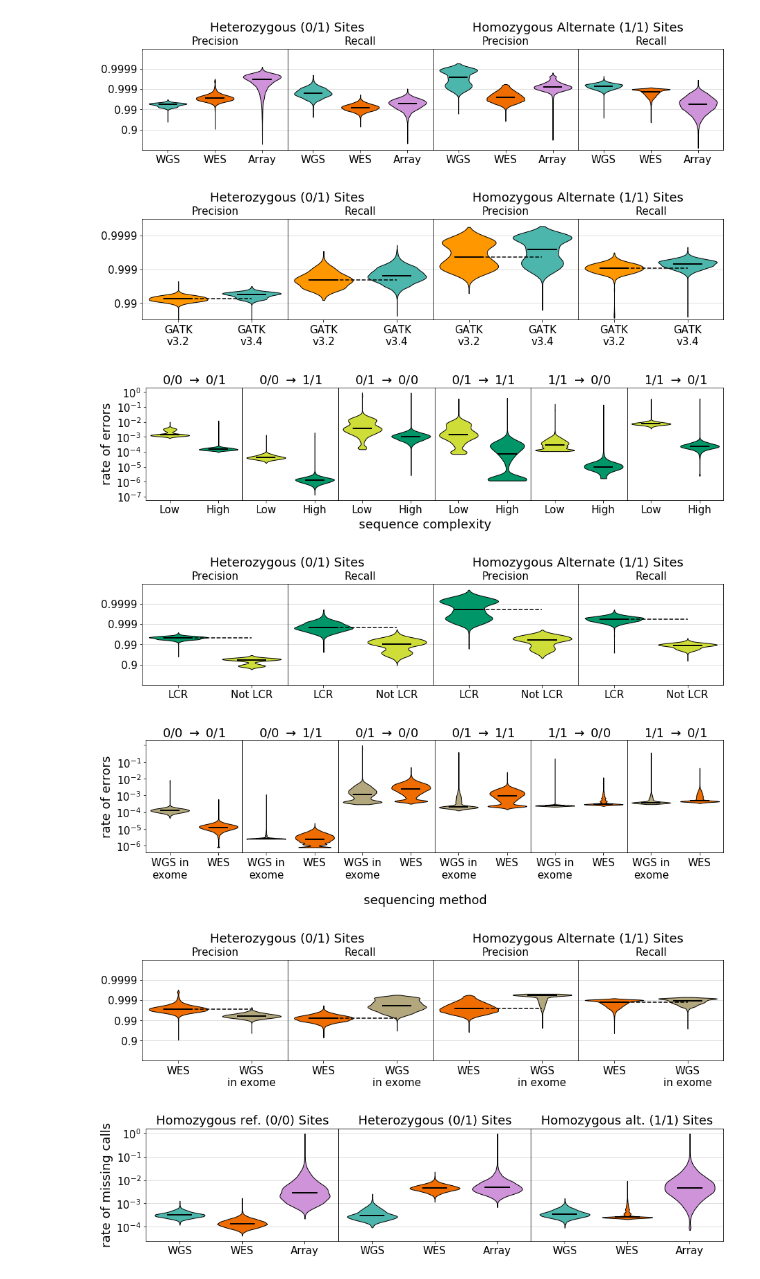
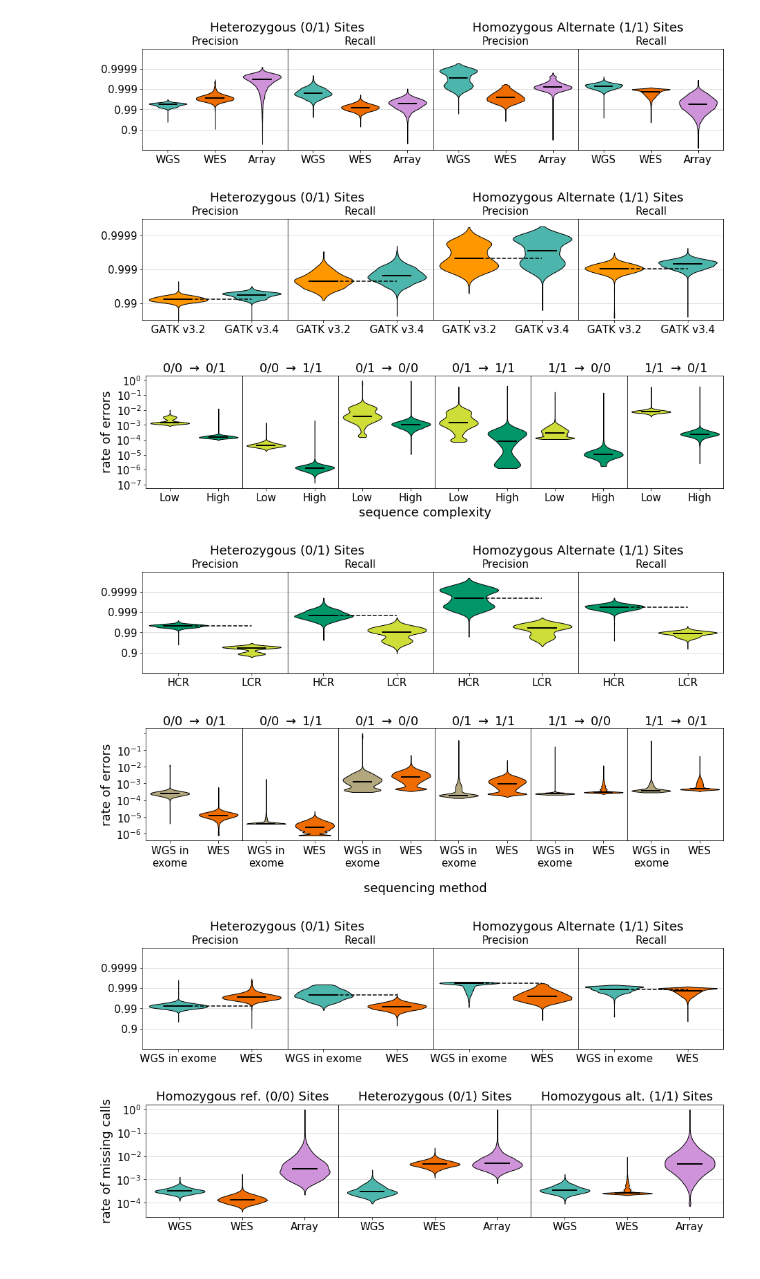
Before and after one commit to kpaskov/PhasingFamilies, a Jupyter notebook: parameter_estimation/Population-Analysis.ipynb, the cells around one changed output. Saved outputs shown, nothing was run; the diff lists cells and outputs as text; code cells hidden in the pictures.

```diff
--- a/parameter_estimation/Population-Analysis.ipynb
+++ b/parameter_estimation/Population-Analysis.ipynb
@@ -49,3 +38,13 @@ spark_exome_EX_error_rates = compare_rates.pull_error_rates(spark_exome_samples,
+# %%
+ihart_error_rates = compare_rates.pull_error_rates(ihart_samples, 'params/ihart_params.json', gens, obss)
+ihart_LCR_error_rates = compare_rates.pull_error_rates(ihart_samples, 'params/ihart_LCR_params.json', gens, obss)
+ihart_HCR_error_rates = compare_rates.pull_error_rates(ihart_samples, 'params/ihart_HCR_params.json', gens, obss)
+ihart_EX_error_rates = compare_rates.pull_error_rates(ihart_samples, 'params/ihart_EX_params.json', gens, obss)
+ihart32_error_rates = compare_rates.pull_error_rates(ihart32_samples, 'params/ihart3.2_params.json', gens, obss)
+
+spark_exome_EX_error_rates = compare_rates.pull_error_rates(spark_exome_samples, 'params/spark_exome_EX_params.json', gens, obss)
+
+spark_error_rates = compare_rates.pull_error_rates(spark_samples, 'params/spark_params.json', gens, obss)
 # %%
 
 #prop_cycle = plt.rcParams['axes.prop_cycle']
@@ -156,12 +150,17 @@ with open('../data/170925.iHART.db.csv', 'r') as f:
         pieces = line.strip().split(',')
         if pieces[0] == 'Passed_QC_analysis_ready':
             ihart_is_ok_sample.add(pieces[2])
+# %%
+ihart_precision_recall = compare_rates.pull_precision_recall(ihart_samples, 'params/ihart_params.json')
+ihart_LCR_precision_recall = compare_rates.pull_precision_recall(ihart_samples, 'params/ihart_LCR_params.json')
+ihart_HCR_precision_recall = compare_rates.pull_precision_recall(ihart_samples, 'params/ihart_HCR_params.json')
+ihart_EX_precision_recall = compare_rates.pull_precision_recall(ihart_samples, 'params/ihart_EX_params.json')
+ihart32_precision_recall = compare_rates.pull_precision_recall(ihart32_samples, 'params/ihart3.2_params.json')
+
+spark_exome_EX_precision_recall = compare_rates.pull_precision_recall(spark_exome_samples, 'params/spark_exome_EX_params.json')
+
+spark_precision_recall = compare_rates.pull_precision_recall(spark_samples, 'params/spark_params.json')
 # %%
-ihart_precision_recall = compare_rates.calculate_precision_recall(ihart_error_rates, ihart_baseline_counts, gens, obss)
-spark_exome_EX_precision_recall = compare_rates.calculate_precision_recall(spark_exome_EX_error_rates, spark_exome_EX_baseline_counts, gens, obss)
-spark_precision_recall = compare_rates.calculate_precision_recall(spark_error_rates, spark_baseline_counts, gens, obss)
-
-
 plot_precision_recall('../plots/sequencing_method.png',
                       [ihart_precision_recall, spark_exome_EX_precision_recall, spark_precision_recall],
                       [ihart_samples.is_child & np.array([x in ihart_is_ok_sample for x in ihart_samples.sample_ids]), spark_exome_samples.is_child, spark_samples.is_child],
@@ -170,18 +169,16 @@ plot_precision_recall('../plots/sequencing_method.png',
 # %% [output]
 [figure]
 # %%
-ihart32_precision_recall = compare_rates.calculate_precision_recall(ihart32_error_rates, ihart32_baseline_counts, gens, obss)
-
 plot_precision_recall('../plots/gatk.png',
                       [ihart32_precision_recall, ihart_precision_recall],
                       [ihart32_samples.is_child & np.array([x in ihart_is_ok_sample for x in ihart32_samples.sample_ids]),
                        ihart_samples.is_child & np.array([x in ihart_is_ok_sample for x in ihart_samples.sample_ids])],
-                      ['GATK\nv3.2', 'GATK\nv3.4'],
+                      ['GATK v3.2', 'GATK v3.4'],
                       ['#ff9800', '#4db6ac'],
                      ylim=[1.5, 4.5],
                      dotted=True)
 # %% [output]
-[figure, old version]
+[figure, new version]
 # %%
 
 #prop_cycle = plt.rcParams['axes.prop_cycle']
@@ -229,4 +226,4 @@ fig.subplots_adjust(wspace=0.0)
 #plt.savefig('../plots/lcr.png')
 plt.show()
 # %% [output]
-[figure, old version]
+[figure, new version]
@@ -237,16 +230,13 @@ ihart_EX_baseline_counts = np.load('../split_gen_ihart_EX/baseline_counts.npy')
 # %%
-ihart_LCR_precision_recall = compare_rates.calculate_precision_recall(ihart_LCR_error_rates, ihart_LCR_baseline_counts, gens, obss)
-ihart_HCR_precision_recall = compare_rates.calculate_precision_recall(ihart_HCR_error_rates, ihart_HCR_baseline_counts, gens, obss)
-
 plot_precision_recall('../plots/lcr.png',
                       [ihart_HCR_precision_recall, ihart_LCR_precision_recall],
                       [ihart_samples.is_child & np.array([x in ihart_is_ok_sample for x in ihart_samples.sample_ids]),
                        ihart_samples.is_child & np.array([x in ihart_is_ok_sample for x in ihart_samples.sample_ids])],
-                      ['LCR', 'Not LCR'],
+                      ['HCR', 'LCR'],
                       ['#009668', '#cedd38'],
                      dotted=True)
 # %% [output]
-[figure, old version]
+[figure, new version]
 # %%
 
 #prop_cycle = plt.rcParams['axes.prop_cycle']
@@ -301,18 +291,16 @@ fig.subplots_adjust(wspace=0.0)
 #plt.savefig('../plots/wgs_vs_wes.png')
 plt.show()
 # %% [output]
-[figure, old version]
+[figure, new version]
 # %%
-ihart_EX_precision_recall = compare_rates.calculate_precision_recall(ihart_EX_error_rates, ihart_EX_baseline_counts, gens, obss)
-
 plot_precision_recall('../plots/wes.png',
-                      [spark_exome_EX_precision_recall, ihart_EX_precision_recall],
-                      [spark_exome_samples.is_child, ihart_samples.is_child & np.array([x in ihart_is_ok_sample for x in ihart_samples.sample_ids])],
-                      ['WES', 'WGS\nin exome'],
-                      ['#ef6c00', '#b3a77d'],
+                      [ihart_EX_precision_recall, spark_exome_EX_precision_recall],
+                      [ihart_samples.is_child & np.array([x in ihart_is_ok_sample for x in ihart_samples.sample_ids]), spark_exome_samples.is_child],
+                      ['WGS in exome', 'WES', ],
+                      ['#4db6ac', '#ef6c00'],
                      dotted=True)
 # %% [output]
-[figure, old version]
+[figure, new version]
 # %%
 
 #prop_cycle = plt.rcParams['axes.prop_cycle']
```
Also changed, not shown: parts of 9 cells of this notebook, 4 other files.
